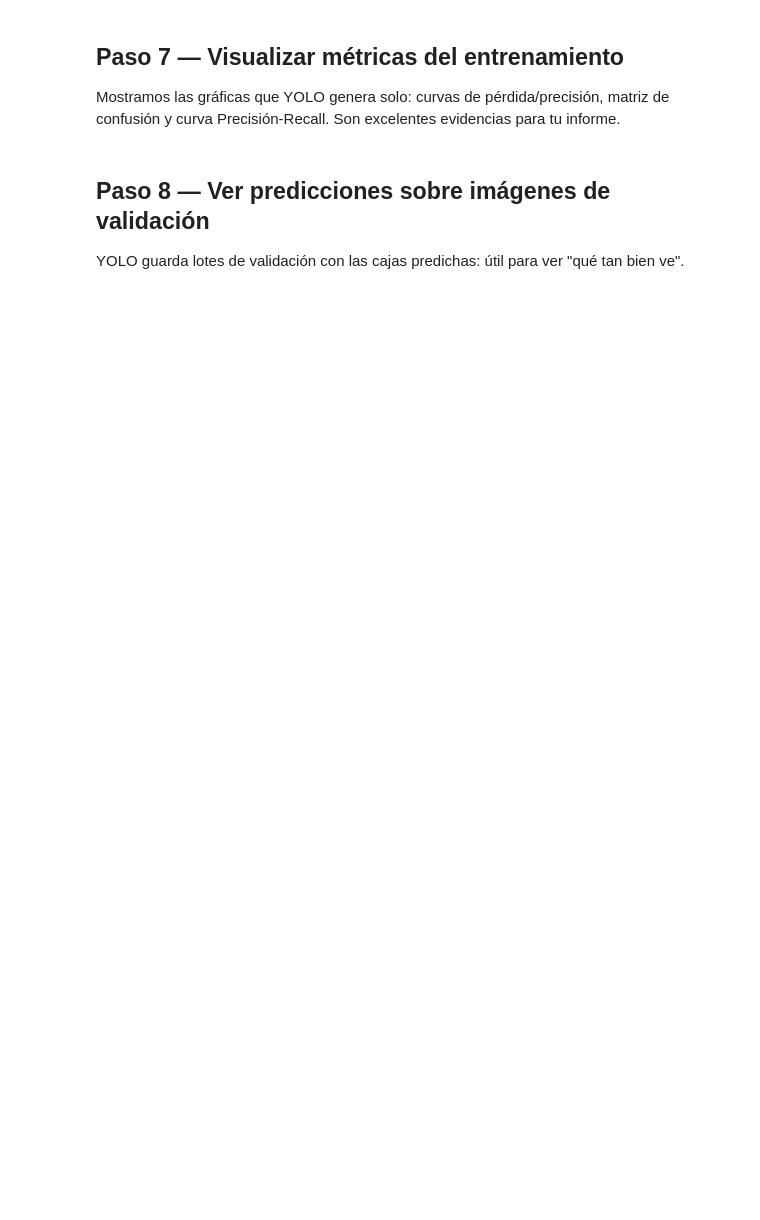
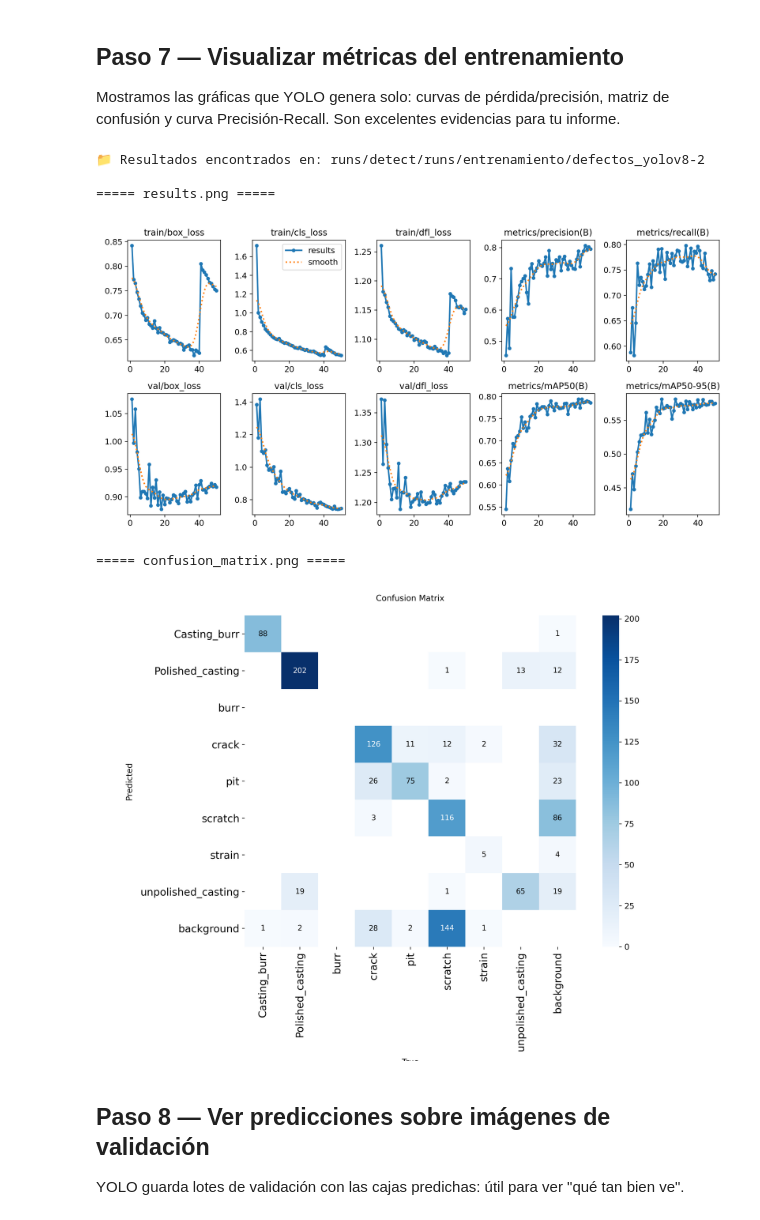
Before and after one commit to BrianPrado-Dev/Vision-Artificial, a Jupyter notebook: notebooks/Entrenamiento_GPU_Colab.ipynb, the cells around one changed output. Cells and saved outputs as stored; diff of their text form; code cells hidden in the pictures; blank space fills up the shorter version.

```diff
--- a/notebooks/Entrenamiento_GPU_Colab.ipynb
+++ b/notebooks/Entrenamiento_GPU_Colab.ipynb
@@ -70,17 +137,29 @@ confusión y curva Precisión-Recall. Son excelentes evidencias para tu informe.
 # %%
 import glob, os
 from IPython.display import Image, display
 
-# Localiza la carpeta del último entrenamiento realizado.
-carpetas = sorted(glob.glob('runs/entrenamiento/*'), key=os.path.getmtime)
-run_dir = carpetas[-1]
-print("📁 Resultados guardados en:", run_dir)
+# Busca cualquier entrenamiento COMPLETADO (best.pt solo existe al terminar)
+pesos = sorted(glob.glob('runs/**/weights/best.pt', recursive=True), key=os.path.getmtime)
 
-for nombre in ['results.png', 'confusion_matrix.png', 'PR_curve.png']:
-    ruta = os.path.join(run_dir, nombre)
-    if os.path.exists(ruta):
-        print("\n===== " + nombre + " =====")
-        display(Image(filename=ruta))
+if not pesos:
+    print("⚠️  No se encontró ningún entrenamiento completado en 'runs/'.")
+    print("    Revisa que el PASO 6 haya terminado SIN errores (debe decir 'Results saved to ...').")
+    print("    Si tu GPU no estaba activa, actívala (Paso 0) y re-ejecuta desde el Paso 2.")
+else:
+    run_dir = os.path.dirname(os.path.dirname(pesos[-1]))   # .../weights/best.pt -> carpeta del run
+    print("📁 Resultados encontrados en:", run_dir)
+    for nombre in ['results.png', 'confusion_matrix.png', 'PR_curve.png']:
+        ruta = os.path.join(run_dir, nombre)
+        if os.path.exists(ruta):
+            print("\n===== " + nombre + " =====")
+            display(Image(filename=ruta))
+# %% [output]
+📁 Resultados encontrados en: runs/detect/runs/entrenamiento/defectos_yolov8-2
+
+===== results.png =====
+[figure, added]
+===== confusion_matrix.png =====
+[figure, added]
 # %% [markdown]
 ## Paso 8 — Ver predicciones sobre imágenes de validación
 YOLO guarda lotes de validación con las cajas predichas: útil para ver "qué tan bien ve".
```
Also changed, not shown: parts of 11 cells of this notebook.
